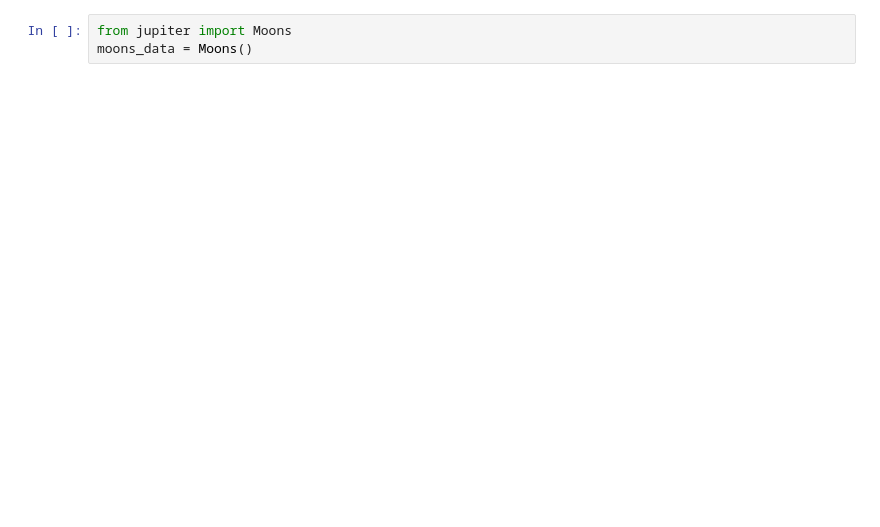
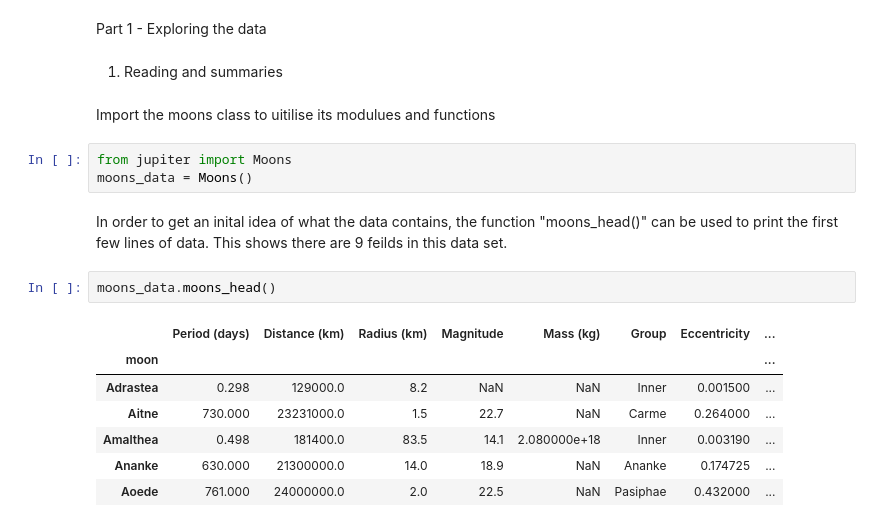
Before and after one commit to tara-12345/Assessment-1, a Jupyter notebook: jupiter_visualise.ipynb, the cells around one changed output. Saved outputs shown, nothing was run; the diff lists cells and outputs as text; blank space fills up the shorter version.

```diff
--- a/jupiter_visualise.ipynb
+++ b/jupiter_visualise.ipynb
@@ -4,3 +1,21 @@ import matplotlib.pyplot as plt
+# %% [markdown]
+Part 1 - Exploring the data
+# %% [markdown]
+1. Reading and summaries
+# %% [markdown]
+Import the moons class to uitilise its modulues and functions
 # %%
 from jupiter import Moons
 moons_data = Moons()
+# %% [markdown]
+In order to get an inital idea of what the data contains, the function "moons_head()" can be used to print the first few lines of data. This shows there are 9 feilds in this data set.
+# %%
+moons_data.moons_head()
+# %% [output]
+|  | Period (days) | Distance (km) | Radius (km) | Magnitude | Mass (kg) | Group | Eccentricity | ... |
+| moon |  |  |  |  |  |  |  | ... |
+| Adrastea | 0.298 | 129000.0 | 8.2 | NaN | NaN | Inner | 0.001500 | ... |
+| Aitne | 730.000 | 23231000.0 | 1.5 | 22.7 | NaN | Carme | 0.264000 | ... |
+| Amalthea | 0.498 | 181400.0 | 83.5 | 14.1 | 2.080000e+18 | Inner | 0.003190 | ... |
+| Ananke | 630.000 | 21300000.0 | 14.0 | 18.9 | NaN | Ananke | 0.174725 | ... |
+| Aoede | 761.000 | 24000000.0 | 2.0 | 22.5 | NaN | Pasiphae | 0.432000 | ... |
```
Also changed, not shown: parts of 31 cells of this notebook, 1 other file.
